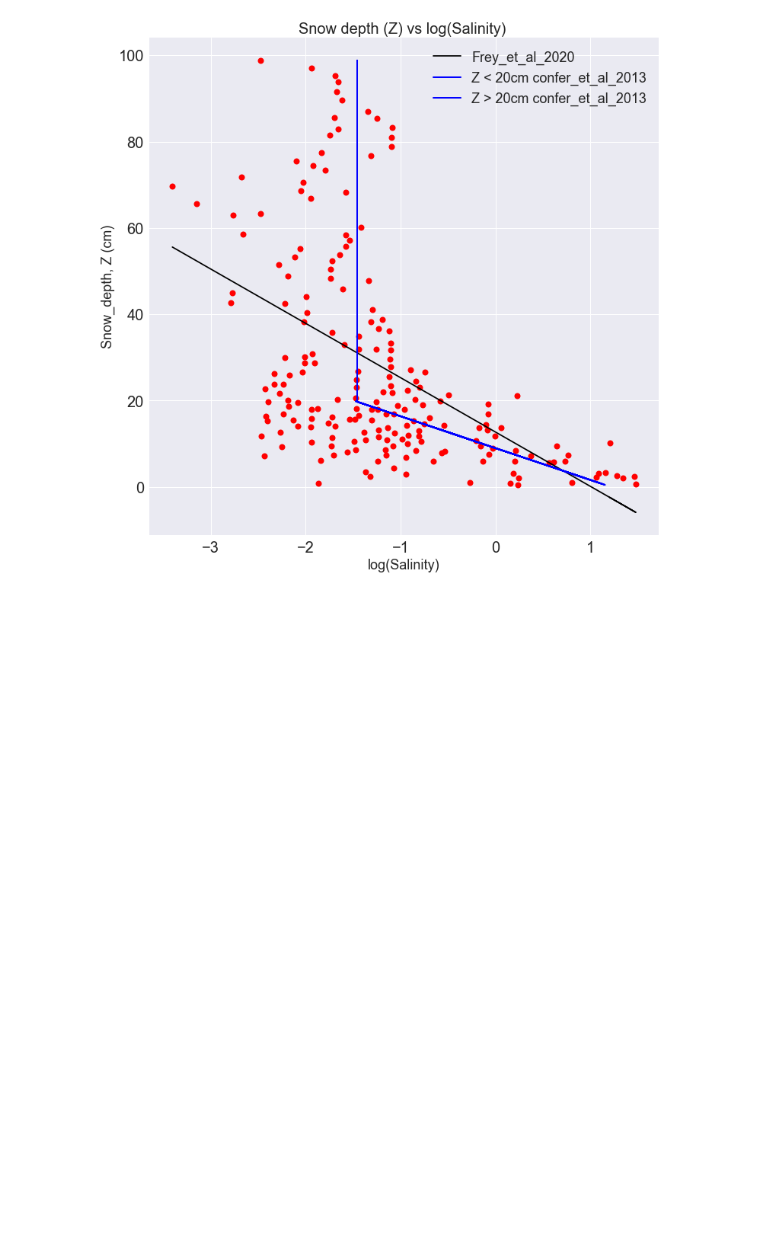
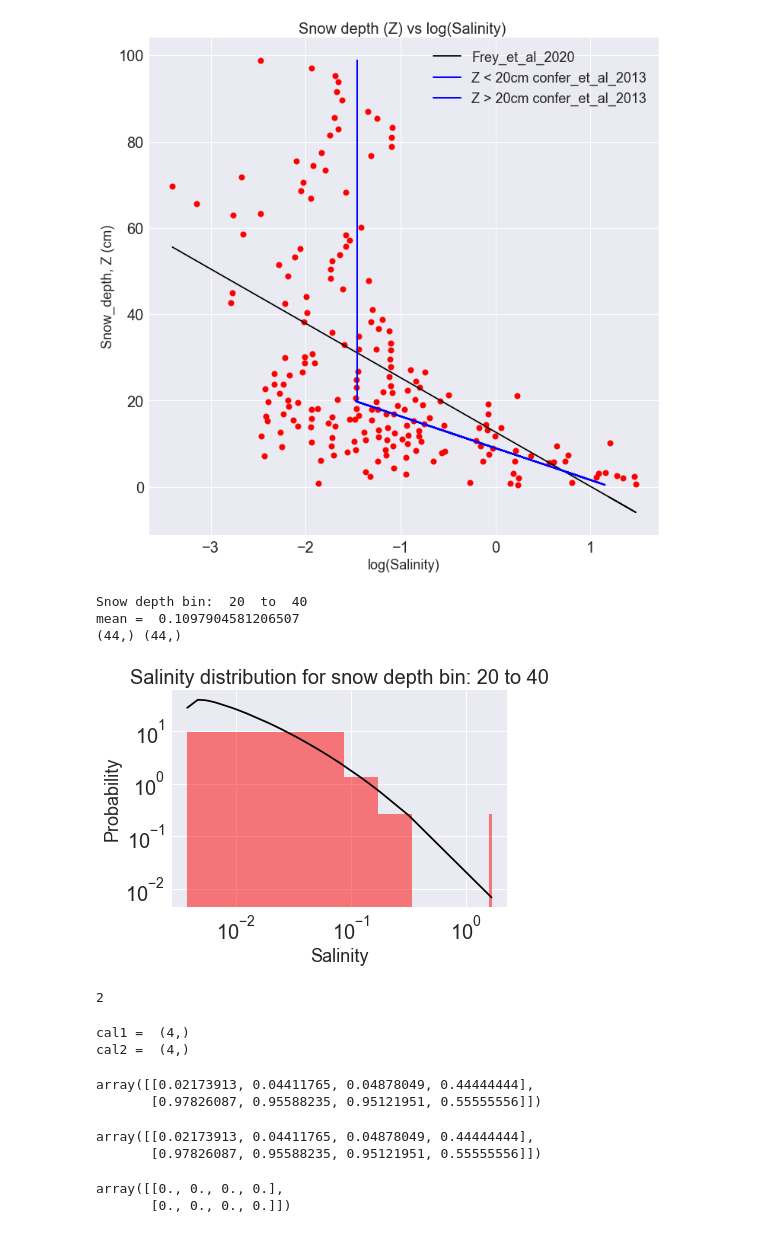
Before and after one commit to bazilsky/jupyter_local, a Jupyter notebook: netcdf/comparison_with_confer_et_al_2013.ipynb, the cells around one changed output. Saved outputs shown, nothing was run; the diff lists cells and outputs as text; code cells hidden in the pictures; blank space fills up the shorter version.

Commit message:
plot lognormal distributions

```diff
--- a/netcdf/comparison_with_confer_et_al_2013.ipynb
+++ b/netcdf/comparison_with_confer_et_al_2013.ipynb
@@ -52,3 +48,49 @@ plt.legend(fontsize = 18)
 # %% [output]
 <matplotlib.legend.Legend at 0x...>
 [figure]
+# %%
+# for each snow depth bin, calculate the salinity distribution
+
+depth_bins = np.arange(0,100,10)
+depth_bins = [20, 40]
+
+
+for i in range(len(depth_bins)-1):
+    print('Snow depth bin: ', depth_bins[i], ' to ', depth_bins[i+1])
+    salinity_slice = salinity[(snow_depth>=depth_bins[i]) & (snow_depth<depth_bins[i+1])]
+    # plot the distrbution of the salinity slice as a smooth curve
+    shape, loc, scale = lognorm.fit(salinity_slice)
+    # Mean of the log-normal distribution
+    mean = np.exp(loc + shape**2/2) * scale
+    print('mean = ', mean)
+    plt.figure(figsize=(6,4))
+    plt.style.use('seaborn')
+    pdf = lognorm.pdf(salinity_slice, shape, loc, scale)
+    #plt.hist(b, bins=20, density=True, alpha=0.5, label='Data')
+    plt.hist(salinity_slice, bins = 20, density = True, color = 'r', alpha = 0.5, label = 'Data')
+    #pdf_sorted = np.sort(pdf)
+    sorted_indices = np.argsort(salinity_slice)
+
+    print(pdf.shape, salinity_slice.shape)
+    pdf_sorted = pdf[sorted_indices]
+    #pdf_sorted.shape
+    salinity_sorted = np.sort(salinity_slice)
+
+
+    plt.plot(salinity_sorted, pdf_sorted, 'k-', label='Lognormal Distribution')
+
+    #plt.plot(salinity_slice, pdf, 'k-', label='Lognormal Distribution')
+
+    plt.title('Salinity distribution for snow depth bin: '+str(depth_bins[i])+' to '+str(depth_bins[i+1])+f' mean = {mean}',fontsize = 20)
+    plt.xlabel('Salinity',fontsize = 18)
+    plt.ylabel('Probability',fontsize = 18)
+    plt.yscale('log')
+    plt.xscale('log')
+    plt.xticks(fontsize = 20)
+    plt.yticks(fontsize = 20)
+    plt.show()
+# %% [output]
+Snow depth bin:  20  to  40
+mean =  0.1097904581206507
+(44,) (44,)
+[figure, added]
@@ -54,0 +104,31 @@ plt.legend(fontsize = 18)
+# %%
+5//2
+# %% [output]
+2
+# %%
+import numpy as np
+a = np.array([[1 ,3, 4, 4],[45,65,78,5]])
+cal = a.sum(axis = 0)
+x = a/cal
+print('cal1 = ', cal.shape)
+cal.reshape(1,4)
+y = a/cal
+print('cal2 = ', cal.shape)
+# %% [output]
+cal1 =  (4,)
+cal2 =  (4,)
+# %%
+x
+# %% [output]
+array([[0.02173913, 0.04411765, 0.04878049, 0.44444444],
+       [0.97826087, 0.95588235, 0.95121951, 0.55555556]])
+# %%
+y
+# %% [output]
+array([[0.02173913, 0.04411765, 0.04878049, 0.44444444],
+       [0.97826087, 0.95588235, 0.95121951, 0.55555556]])
+# %%
+x-y
+# %% [output]
+array([[0., 0., 0., 0.],
+       [0., 0., 0., 0.]])
```
Also changed, not shown: parts of 5 cells of this notebook, 1 other file.
